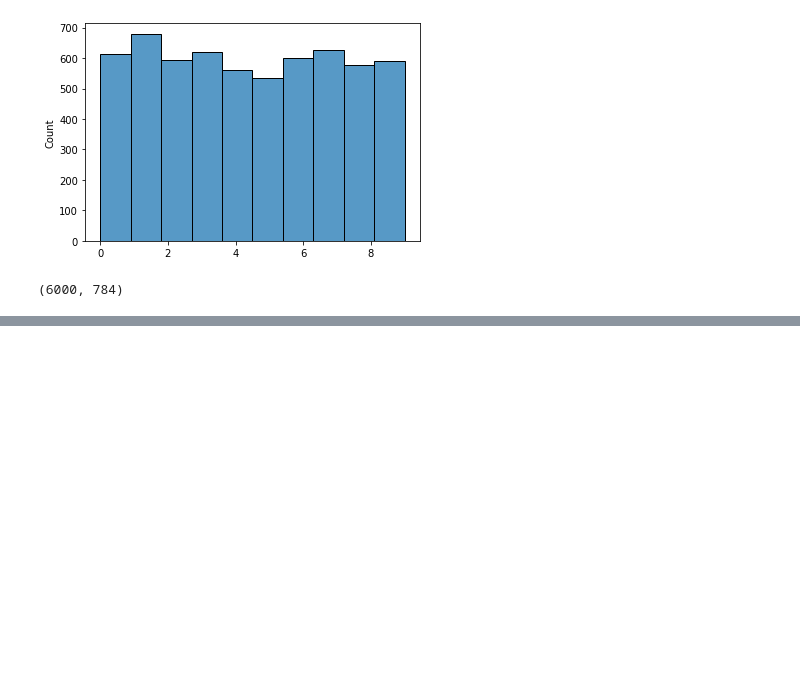
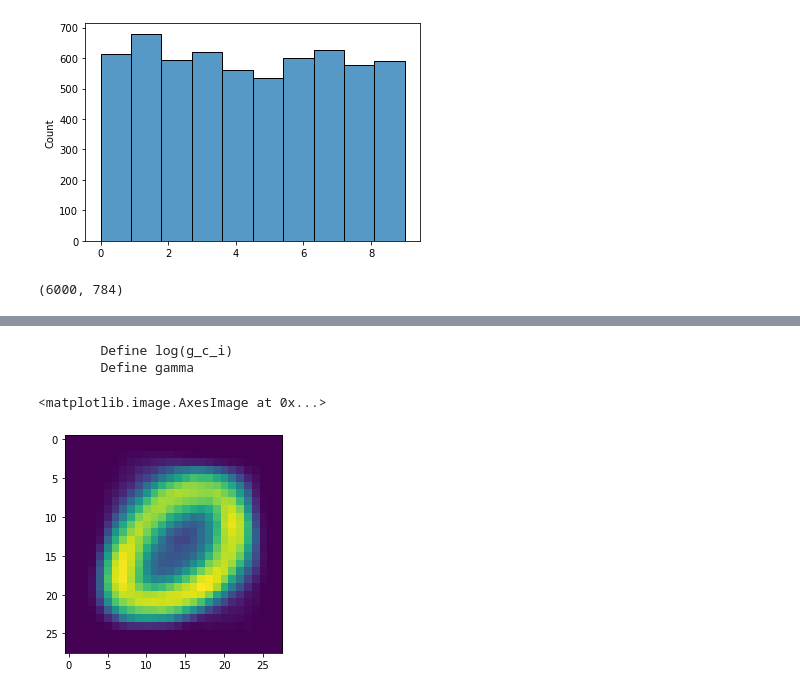
Before and after one commit to JacKira/BayesMethods, a Jupyter notebook: Lab/lab_descr.ipynb, the cells around one changed output, grey strips where cells are left out. Saved outputs shown, nothing was run; the diff lists cells and outputs as text; code cells hidden in the pictures; blank space fills up the shorter version.

```diff
--- a/Lab/lab_descr.ipynb
+++ b/Lab/lab_descr.ipynb
@@ -394,10 +417,15 @@ plt.imshow(X_test)
 # %%
 gamma = E_step(np.array([X_test.reshape(28*28)]), pi, mu)
 
 new_pi, new_mu = M_step(np.array([X_train.reshape(-1, 28*28)[8]]), gamma)
 
 pred = mu[np.argmax(new_pi)].reshape(28, 28)
-pred[pred >= thr] = 1
-pred[pred < thr] = 0
+# pred[pred >= thr] = 1
+# pred[pred < thr] = 0
 plt.imshow(pred)
+# %% [output]
+        Define log(g_c_i)
+        Define gamma
+<matplotlib.image.AxesImage at 0x...>
+[figure, added]
 # %%
```
Also changed, not shown: parts of 9 cells of this notebook.
